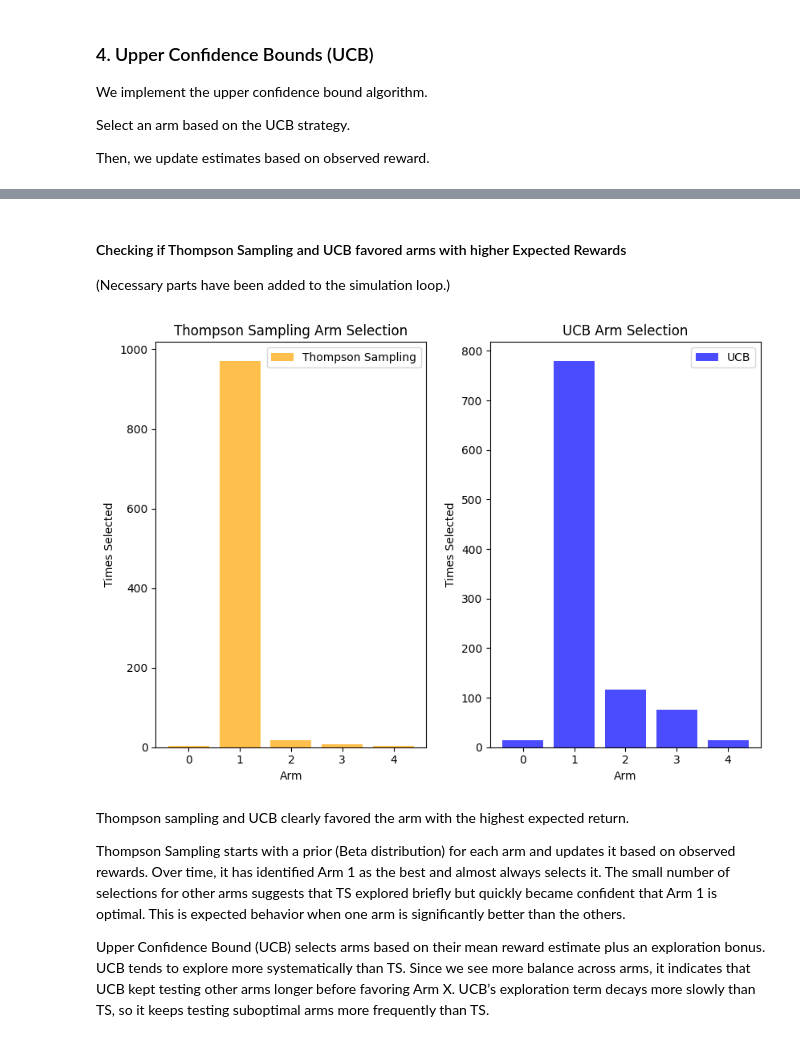
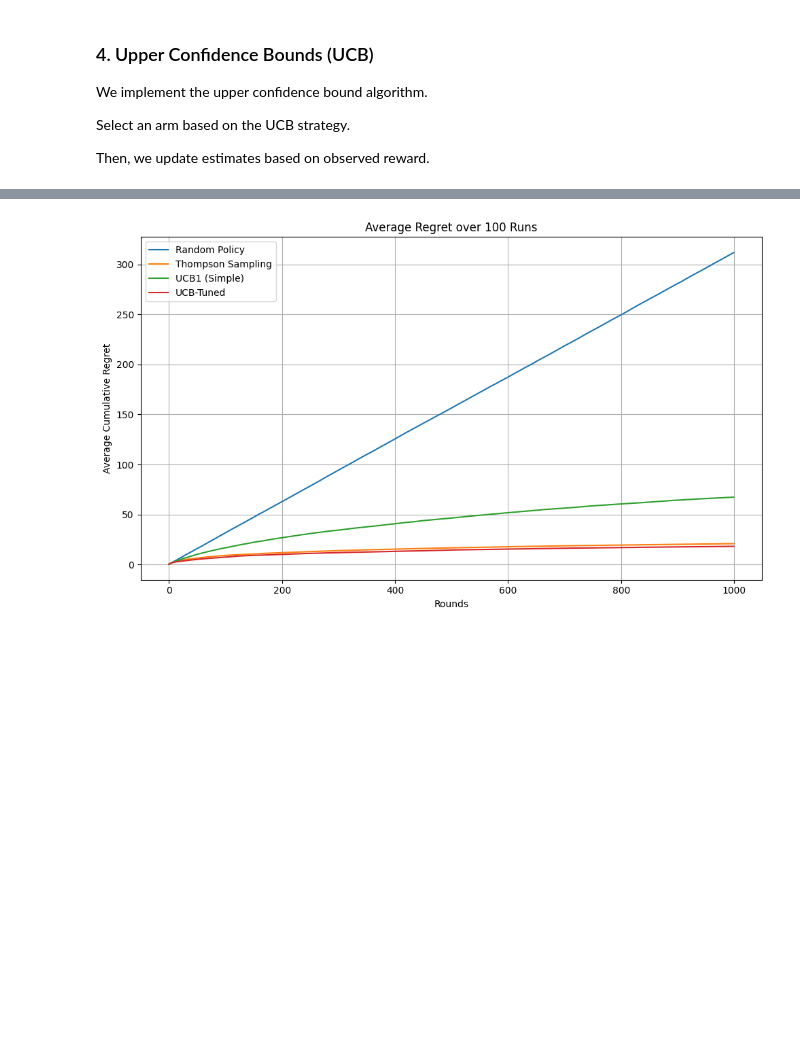
Before and after one commit to marvinernst1020/bandits_algorithms, a Jupyter notebook: basicBandits.ipynb, the cells around one changed output, grey strips where cells are left out. Saved outputs shown, nothing was run; the diff lists cells and outputs as text; code cells hidden in the pictures; blank space fills up the shorter version.

Commit message:
Tuned UCB implemented, multiple runs, and interpretations.

```diff
--- a/basicBandits.ipynb
+++ b/basicBandits.ipynb
@@ -135 +159,27 @@ class UCB:
+# %%
+class UCBTuned:
+    def __init__(self, k):
+        self.k = k
+        self.counts = np.zeros(k)
+        self.values = np.zeros(k)
+        self.rewards = [[] for _ in range(k)]
+
+    def select_arm(self, t):
+        for i in range(self.k):
+            if self.counts[i] == 0:
+                return i  # Play each arm once
+
+        ucb_values = []
+        for i in range(self.k):
+            avg = self.values[i]
+            variance = np.var(self.rewards[i]) if self.counts[i] > 1 else 0.25  # max variance for Bernoulli
+            bonus = np.sqrt((np.log(t) / self.counts[i]) * min(0.25, variance + np.sqrt(2 * np.log(t) / self.counts[i])))
+            ucb_values.append(avg + bonus)
+
+        return np.argmax(ucb_values)
+
+    def update(self, arm, reward):
+        self.counts[arm] += 1
+        self.rewards[arm].append(reward)
+        self.values[arm] += (reward - self.values[arm]) / self.counts[arm]
 # %% [markdown]
@@ -234,31 +186,0 @@ True Reward Probabilities (of each arm):
-# %% [markdown]
-#### Checking if Thompson Sampling and UCB favored arms with higher Expected Rewards
-
-(Necessary parts have been added to the simulation loop.)
-# %%
-plt.figure(figsize=(12, 6))
-
-plt.subplot(1, 3, 2)
-plt.bar(range(k), thompson_selections, alpha=0.7, color='orange', label='Thompson Sampling')
-plt.xlabel('Arm')
-plt.ylabel('Times Selected')
-plt.title('Thompson Sampling Arm Selection')
-plt.legend()
-
-plt.subplot(1, 3, 3)
-plt.bar(range(k), ucb_selections, alpha=0.7, color='blue', label='UCB')
-plt.xlabel('Arm')
-plt.ylabel('Times Selected')
-plt.title('UCB Arm Selection')
-plt.legend()
-
-plt.tight_layout()
-plt.show()
-# %% [output]
-[figure, removed]
-# %% [markdown]
-Thompson sampling and UCB clearly favored the arm with the highest expected return.
-
-Thompson Sampling starts with a prior (Beta distribution) for each arm and updates it based on observed rewards. Over time, it has identified Arm 1 as the best and almost always selects it. The small number of selections for other arms suggests that TS explored briefly but quickly became confident that Arm 1 is optimal. This is expected behavior when one arm is significantly better than the others.
-
-Upper Confidence Bound (UCB) selects arms based on their mean reward estimate plus an exploration bonus. UCB tends to explore more systematically than TS. Since we see more balance across arms, it indicates that UCB kept testing other arms longer before favoring Arm X. UCB’s exploration term decays more slowly than TS, so it keeps testing suboptimal arms more frequently than TS.
@@ -264,0 +262,17 @@ Upper Confidence Bound (UCB) selects arms based on their mean reward estimate pl
+# %%
+plt.figure(figsize=(10, 6))
+
+plt.plot(np.mean(random_regrets_all, axis=0), label='Random Policy')
+plt.plot(np.mean(thompson_regrets_all, axis=0), label='Thompson Sampling')
+plt.plot(np.mean(ucb1_regrets_all, axis=0), label='UCB1 (Simple)')
+plt.plot(np.mean(ucb2_regrets_all, axis=0), label='UCB-Tuned')
+
+plt.xlabel("Rounds")
+plt.ylabel("Average Cumulative Regret")
+plt.title("Average Regret over {} Runs".format(n_runs))
+plt.legend()
+plt.grid(True)
+plt.tight_layout()
+plt.show()
+# %% [output]
+[figure, added]
```
Also changed, not shown: parts of 11 cells of this notebook.
